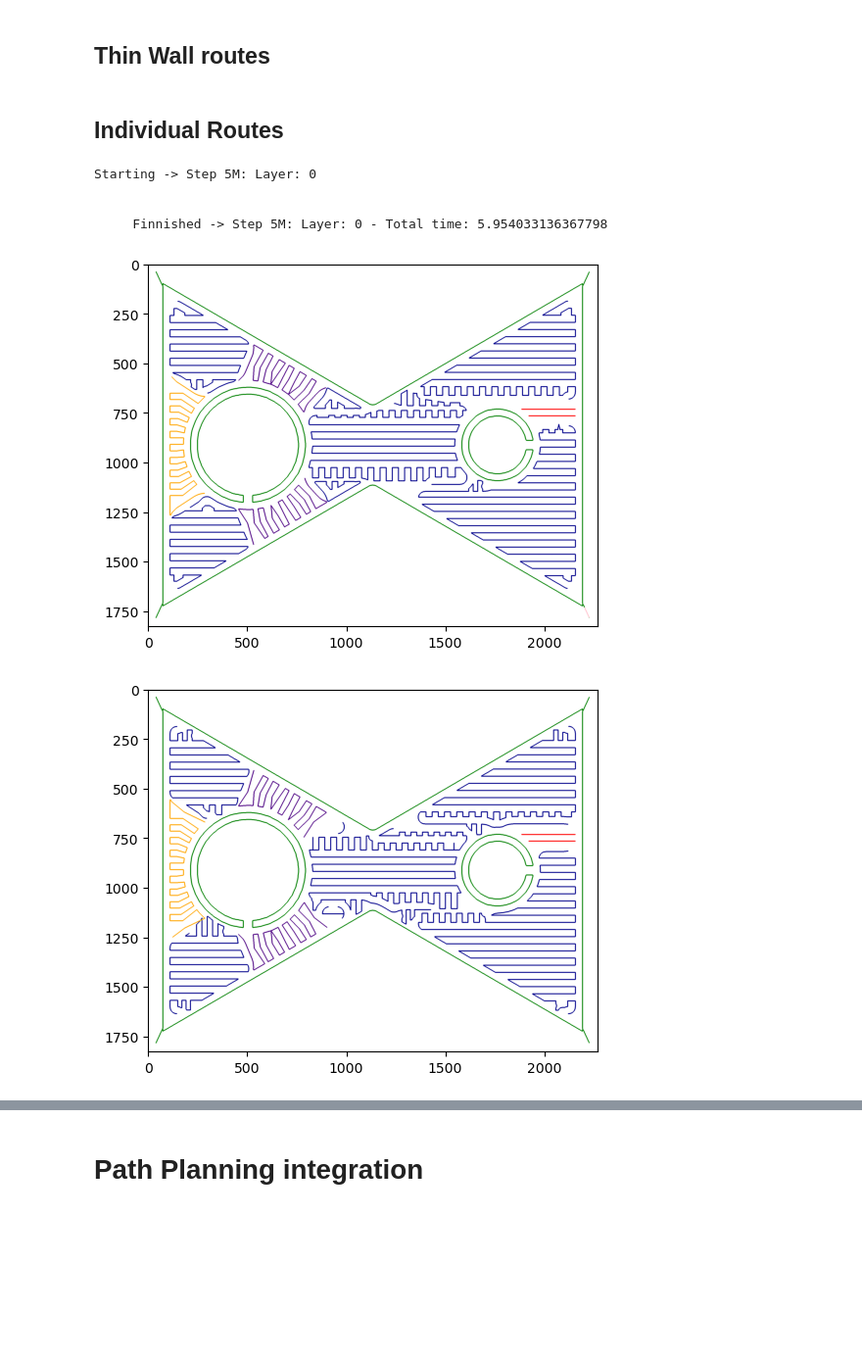
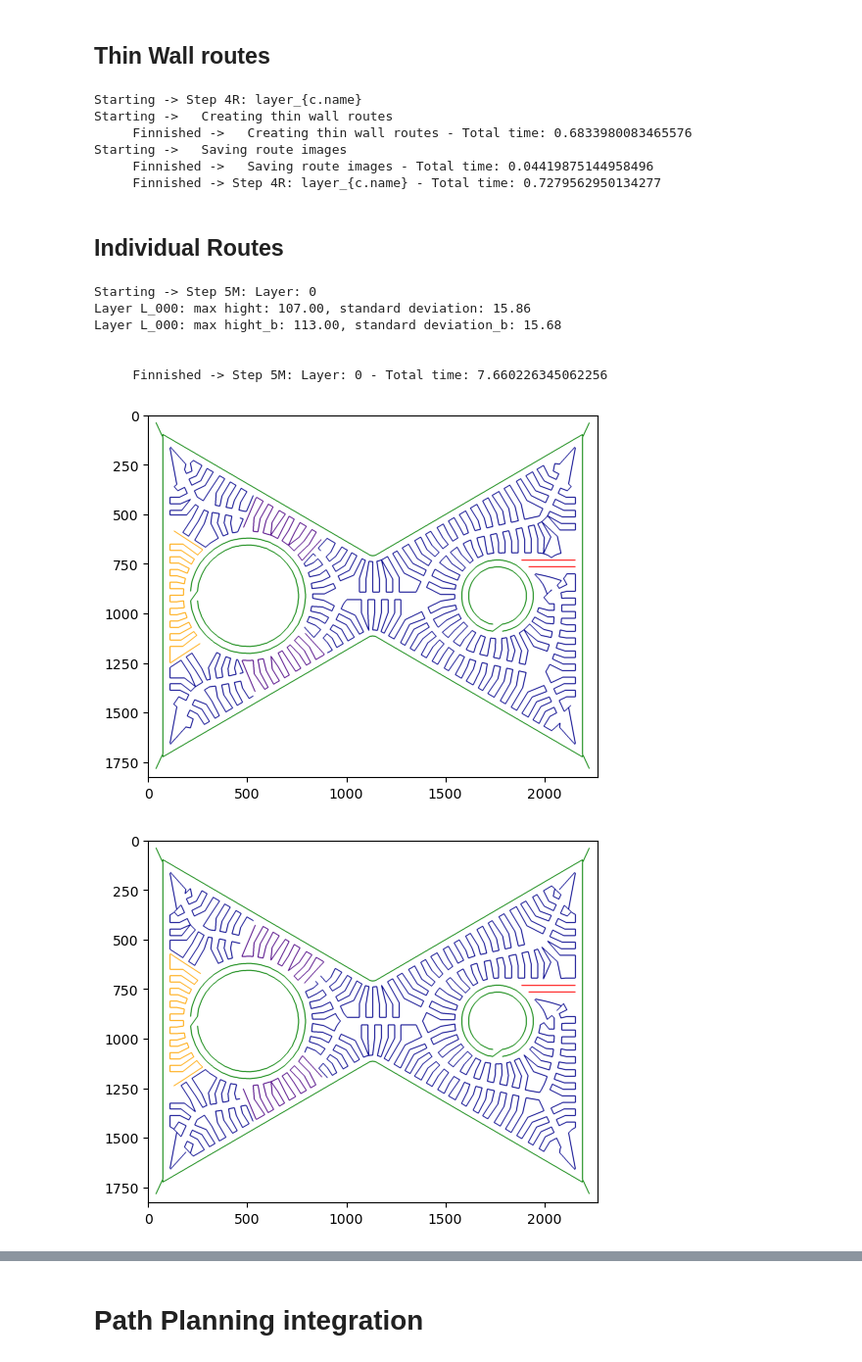
Before and after one commit to machipanski/DED-IM, a Jupyter notebook: main.ipynb, the cells around one changed output, grey strips where cells are left out. Shown at 98% size. Cells and saved outputs as stored; diff of their text form; code cells hidden in the pictures; blank space fills up the shorter version.

```diff
--- a/main.ipynb
+++ b/main.ipynb
@@ -192,9 +265,9 @@ if not('folders' in globals()):
     gui.find_saved_file(folders)
 layers = folders.load_layers_hdf5()
 w_configurations = files.Config("welding_config.yaml")
-[outer_spiral, amendment_size] = gui.ask_parameters_offset_routes(w_configurations)
+[outer_spiral, inner_spiral, amendment_size] = gui.ask_parameters_offset_routes(w_configurations)
 for c in layers:
     with Timer("Step 1R: layer" + str(c.name)):
-        c.make_offset_routes(amendment_size, folders, outer_spiral)
+        c.make_offset_routes(amendment_size, folders, outer_spiral, inner_spiral)
         %reset_selective -f "c"
 %reset_selective -f "layers"
@@ -311,6 +383,13 @@ for c in layers:
         c.make_thin_wall_routes(folders)
         %reset_selective -f "c"
 %reset_selective -f "layers"
+# %% [output]
+Starting -> Step 4R: layer_{c.name}
+Starting ->   Creating thin wall routes
+     Finnished ->   Creating thin wall routes - Total time: 0.6833980083465576
+Starting ->   Saving route images
+     Finnished ->   Saving route images - Total time: 0.04419875144958496
+     Finnished -> Step 4R: layer_{c.name} - Total time: 0.7279562950134277
 # %% [markdown]
 ## Individual Routes
 # %%
@@ -331,38 +410,50 @@ if not('folders' in globals()):
 layers = folders.load_layers_hdf5()
 for c in layers:
     folders.load_islands_hdf5(c)
 for i, c in enumerate(layers):
     with Timer("Step 5M: Layer: " + str(i)):
         colors = ["white", "darkblue", "blue" , "aqua" , "lightblue", "black" , "green","indigo", "red", "orange", "yellow", "pink", "darkgreen"]
         values = np.arange(-0.5, len(colors) + 0.5, 1)
         tangran_cmap = mcolors.ListedColormap(colors)
         norm = mcolors.BoundaryNorm(values, len(colors))
         img_routes = it.individual_routes(c, folders)
         img_routes_b = it.individual_routes_b(c, folders)
-        img_trails = it.individual_trails(c, folders)
-        hights = mt.simulate_hight(
+        img_trails, img_trails_b = it.individual_trails(c, folders)
+        hights, maxa, meda = mt.simulate_hight(
             (img_routes>0).astype(np.uint8),
             c.path_radius_cont,
             3,
             axis_ratio=1000,
         )
-        folders.save_img(hights, f"hights_wv.png")
+        hightsb, maxb, medb = mt.simulate_hight(
+            (img_routes_b>0).astype(np.uint8),
+            c.path_radius_cont,
+            3,
+            axis_ratio=1000,
+        )
+        print(f"Layer {c.name}: max hight: {maxa:.2f}, standard deviation: {meda:.2f}")
+        print(f"Layer {c.name}: max hight_b: {maxb:.2f}, standard deviation_b: {medb:.2f}")
+        folders.save_img(hights, f"hights_wv deviation {meda:.2f}.png")
+        folders.save_img(hightsb, f"hights_wv_b deviation {medb:.2f}.png")
         folders.save_img(tangran_cmap(norm(mt.dilation(img_routes, kernel_size=2))), "routes.png")
         folders.save_img(tangran_cmap(norm(mt.dilation(img_routes_b, kernel_size=2))), "routes_b.png")
         folders.save_img(tangran_cmap(norm(img_trails)), "trails.png")
+        folders.save_img(tangran_cmap(norm(img_trails_b)), "trails_b.png")
         print('\n')
         plt.figure()
         plt.imshow(tangran_cmap(norm(mt.dilation(img_routes, kernel_size=2))))
         plt.figure()
         plt.imshow(tangran_cmap(norm(mt.dilation(img_routes_b, kernel_size=2))))
-        plt.figure()
-        plt.imshow(tangran_cmap(norm(img_trails)))
+        # plt.figure()
+        # plt.imshow(tangran_cmap(norm(img_trails)))
         %reset_selective -f "c"
 %reset_selective -f "layers"
 # %% [output]
 Starting -> Step 5M: Layer: 0
+Layer L_000: max hight: 107.00, standard deviation: 15.86
+Layer L_000: max hight_b: 113.00, standard deviation_b: 15.68
 
 
-     Finnished -> Step 5M: Layer: 0 - Total time: 5.954033136367798
+     Finnished -> Step 5M: Layer: 0 - Total time: 7.660226345062256
-[figure, old version]
+[figure, new version]
-[figure, old version]
+[figure, new version]
```
Also changed, not shown: parts of 13 cells of this notebook, 10 other files.
